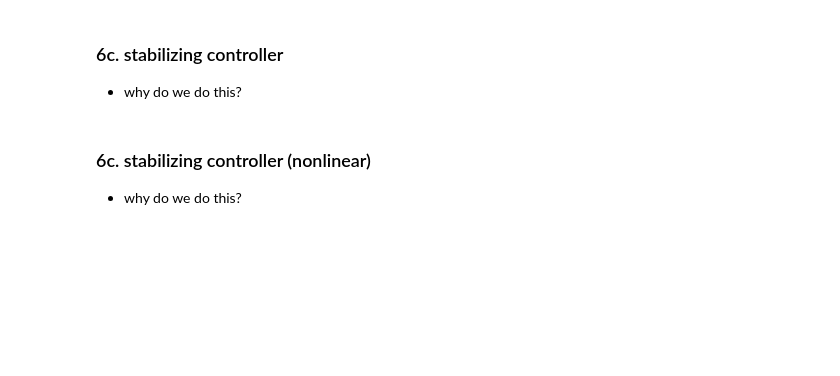
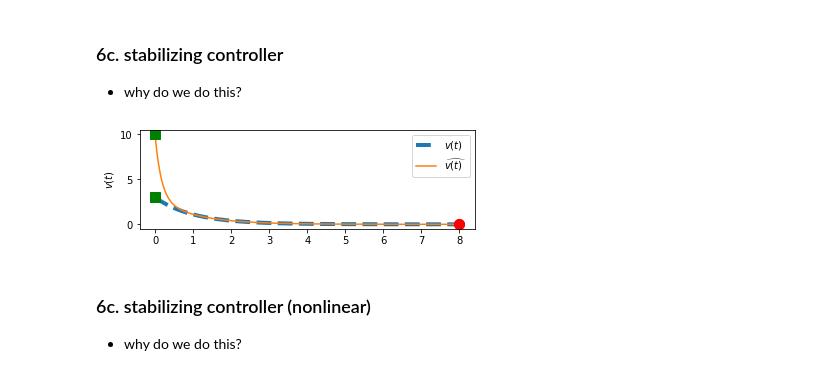
Before and after one commit to my-13/447, a Jupyter notebook: final review.ipynb, the cells around one changed output. Cells and saved outputs as stored; diff of their text form; code cells hidden in the pictures; blank space fills up the shorter version.

```diff
--- a/final review.ipynb
+++ b/final review.ipynb
@@ -36,6 +361,94 @@ $b = 50$ Ns/m (dampening coefficient)
 ### 6c. stabilizing controller
 
 - why do we do this?
+# %%
+# closed-loop vector field
+def f_cl(t,z,u):
+
+  # extract controlled system and observer system state from full system state
+  x,x_hat = z[0],z[1] # equivalent to z[0:2],z[2:-1]
+
+  # compute control input using observer state
+  u = -np.dot(x_hat,K.T)
+
+  # output from controlled system and observer system
+  y = np.dot(x,C.T) + np.dot(u,D.T)
+  y_hat = np.dot(x_hat,C.T) + np.dot(u,D.T)
+
+  # dynamics of controlled system and observer system
+  dx = f_LTI(t,x,u)
+  dx_hat = np.dot(x_hat,A.T) + np.dot(u,B.T) - np.dot((y-y_hat),L.T)
+
+  # combine dynamics of controlled system and observer system
+  dz = np.hstack((np.squeeze(dx),np.squeeze(dx_hat)))
+
+  return dz
+
+v0 = 3.
+v0_hat = 10.
+
+# non-zero initial state
+z0 = np.array([v0, v0_hat])
+
+# zero input
+def u(t):
+  ut = 0
+  return ut
+# this could equivalently be written in one line:
+# u = lambda t : np.sin(t)
+
+# numerical simulation returns:
+# t_ - size N array
+# z_ - size N x 2 array (since the state is 2-dimensional)
+t_,z_ = numerical_simulation(f_cl,T,z0,ut=u,dt=dt)
+
+# the first column contains theta(t), the second column contains dtheta(t)
+# (I append an underscore "_" to remind myself these are time series)
+x_ = z_[:,0]
+x_hat_ = z_[:,1]
+# theta_,dtheta_, = x_.T
+# theta_hat_,dtheta_hat_, = x_hat_.T
+
+# we'll use the Matplotlib library for plots
+# (as the name suggests, it has a similar interface to MATLAB)
+import pylab as plt
+plt.figure()
+
+# plot theta, theta_hat
+plt.subplot(2,1,1)
+plt.plot(t_,x_,'--',lw=4,label=r'$v(t)$')
+plt.plot(t_,x_hat_,label=r'$\widehat{v(t)}$')
+plt.plot(t_[0],x_[0],'gs',ms=10)
+plt.plot(t_[-1],x_[-1],'ro',ms=10)
+plt.plot(t_[0],x_hat_[0],'gs',ms=10)
+plt.plot(t_[-1],x_hat_[-1],'ro',ms=10)
+plt.ylabel(r'$v(t)$')
+plt.legend();
+
+# # plot dtheta, dtheta_hat
+# plt.subplot(2,1,2)
+# plt.plot(t_,dtheta_,'--',lw=4,label=r'$\dot{\theta}$')
+# plt.plot(t_,dtheta_hat_,label=r'$\dot{\widehat{\theta}}$')
+# plt.plot(t_[0],dtheta_[0],'gs',ms=10)
+# plt.plot(t_[-1],dtheta_[-1],'ro',ms=10)
+# plt.plot(t_[0],dtheta_hat_[0],'gs',ms=10)
+# plt.plot(t_[-1],dtheta_hat_[-1],'ro',ms=10)
+# plt.ylabel(r'$\dot{\theta}(t)$')
+# plt.xlabel(r'time $t$')
+
+# plt.figure()
+# plt.subplot(1,1,1)
+# plt.plot(theta_,dtheta_,'--',lw=4,label=r'$x$')
+# plt.plot(theta_hat_,dtheta_hat_,label=r'$\widehat{x}$')
+# plt.plot(theta_[0],dtheta_[0],'gs',ms=10)
+# plt.plot(theta_[-1],dtheta_[-1],'ro',ms=10)
+# plt.plot(theta_hat_[0],dtheta_hat_[0],'gs',ms=10)
+# plt.plot(theta_hat_[-1],dtheta_hat_[-1],'ro',ms=10)
+# plt.ylabel(r'$\dot{\theta}(t)$')
+# plt.xlabel(r'${\theta}(t)$')
+# plt.legend();
+# %% [output]
+[figure, added]
 # %% [markdown]
 ### 6c. stabilizing controller (nonlinear)
 
```
Also changed, not shown: parts of 14 cells of this notebook.
